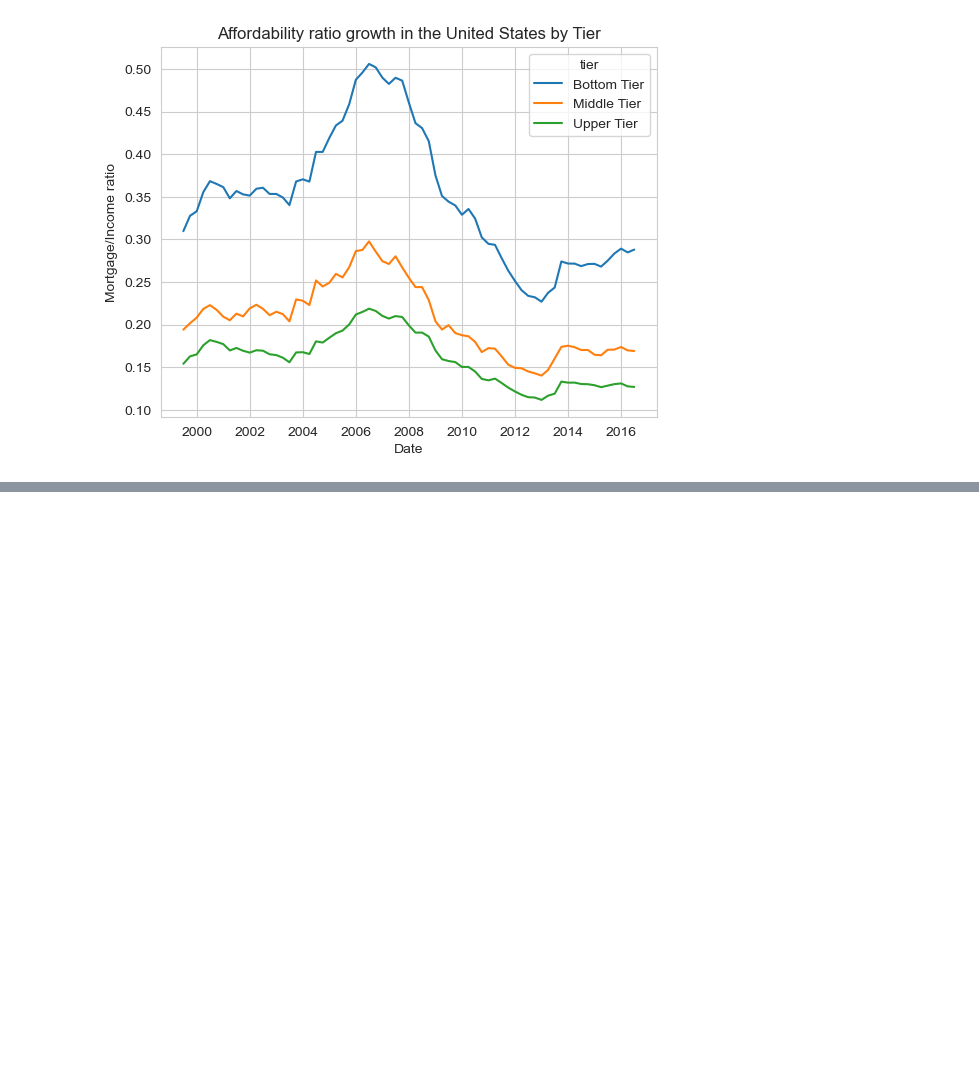
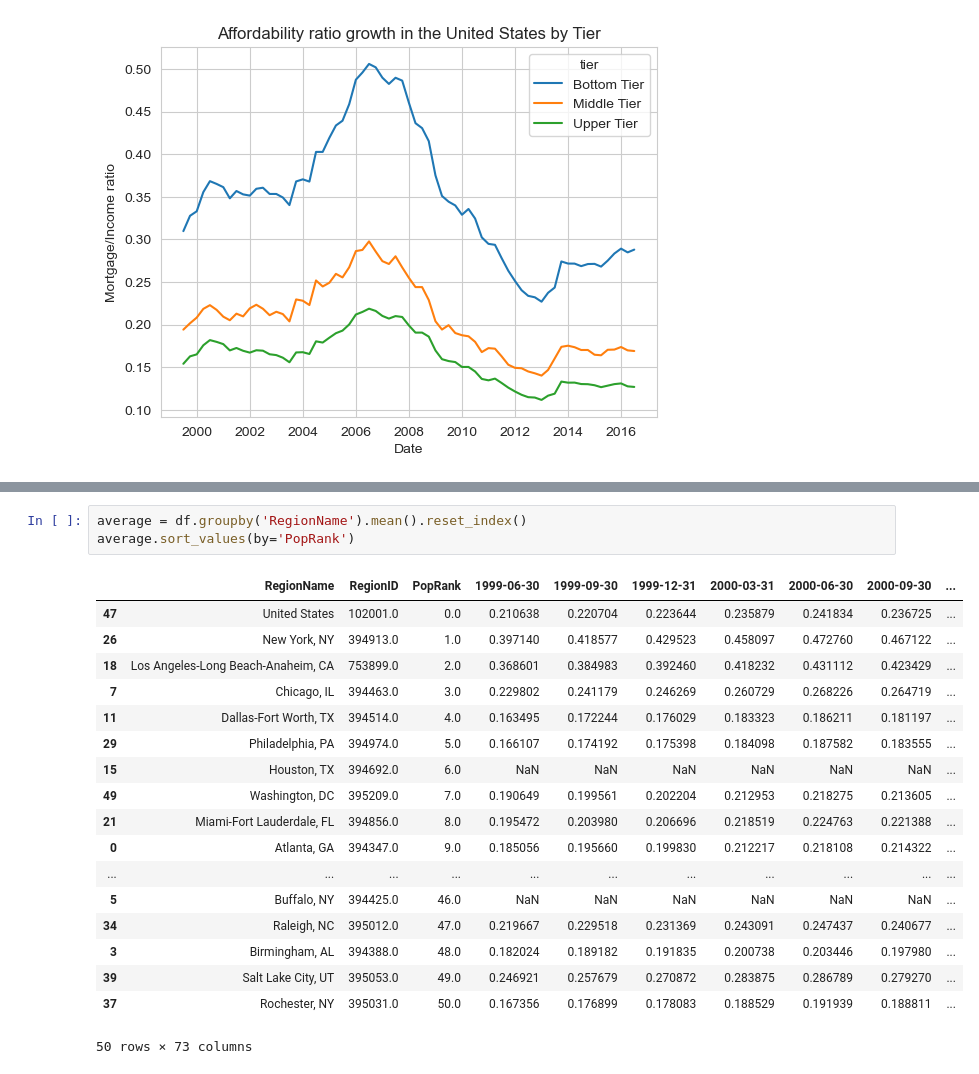
Before and after one commit to ubco-W2022T2-data301/project-group-therealgroup30, a Jupyter notebook: analysis/analysisAlrick.ipynb, the cells around one changed output, grey strips where cells are left out. Saved outputs shown, nothing was run; the diff lists cells and outputs as text; blank space fills up the shorter version.

```diff
--- a/analysis/analysisAlrick.ipynb
+++ b/analysis/analysisAlrick.ipynb
@@ -53,0 +116,22 @@ The `ci` parameter is deprecated. Use `errorbar=None` for the same effect.
+# %%
+average = df.groupby('RegionName').mean().reset_index()
+average.sort_values(by='PopRank')
+# %% [output]
+|  | RegionName | RegionID | PopRank | 1999-06-30 | 1999-09-30 | 1999-12-31 | 2000-03-31 | 2000-06-30 | 2000-09-30 | ... |
+| 47 | United States | 102001.0 | 0.0 | 0.210638 | 0.220704 | 0.223644 | 0.235879 | 0.241834 | 0.236725 | ... |
+| 26 | New York, NY | 394913.0 | 1.0 | 0.397140 | 0.418577 | 0.429523 | 0.458097 | 0.472760 | 0.467122 | ... |
+| 18 | Los Angeles-Long Beach-Anaheim, CA | 753899.0 | 2.0 | 0.368601 | 0.384983 | 0.392460 | 0.418232 | 0.431112 | 0.423429 | ... |
+| 7 | Chicago, IL | 394463.0 | 3.0 | 0.229802 | 0.241179 | 0.246269 | 0.260729 | 0.268226 | 0.264719 | ... |
+| 11 | Dallas-Fort Worth, TX | 394514.0 | 4.0 | 0.163495 | 0.172244 | 0.176029 | 0.183323 | 0.186211 | 0.181197 | ... |
+| 29 | Philadelphia, PA | 394974.0 | 5.0 | 0.166107 | 0.174192 | 0.175398 | 0.184098 | 0.187582 | 0.183555 | ... |
+| 15 | Houston, TX | 394692.0 | 6.0 | NaN | NaN | NaN | NaN | NaN | NaN | ... |
+| 49 | Washington, DC | 395209.0 | 7.0 | 0.190649 | 0.199561 | 0.202204 | 0.212953 | 0.218275 | 0.213605 | ... |
+| 21 | Miami-Fort Lauderdale, FL | 394856.0 | 8.0 | 0.195472 | 0.203980 | 0.206696 | 0.218519 | 0.224763 | 0.221388 | ... |
+| 0 | Atlanta, GA | 394347.0 | 9.0 | 0.185056 | 0.195660 | 0.199830 | 0.212217 | 0.218108 | 0.214322 | ... |
+| ... | ... | ... | ... | ... | ... | ... | ... | ... | ... | ... |
+| 5 | Buffalo, NY | 394425.0 | 46.0 | NaN | NaN | NaN | NaN | NaN | NaN | ... |
+| 34 | Raleigh, NC | 395012.0 | 47.0 | 0.219667 | 0.229518 | 0.231369 | 0.243091 | 0.247437 | 0.240677 | ... |
+| 3 | Birmingham, AL | 394388.0 | 48.0 | 0.182024 | 0.189182 | 0.191835 | 0.200738 | 0.203446 | 0.197980 | ... |
+| 39 | Salt Lake City, UT | 395053.0 | 49.0 | 0.246921 | 0.257679 | 0.270872 | 0.283875 | 0.286789 | 0.279270 | ... |
+| 37 | Rochester, NY | 395031.0 | 50.0 | 0.167356 | 0.176899 | 0.178083 | 0.188529 | 0.191939 | 0.188811 | ... |
+50 rows × 73 columns
```
Also changed, not shown: parts of 18 cells of this notebook.
